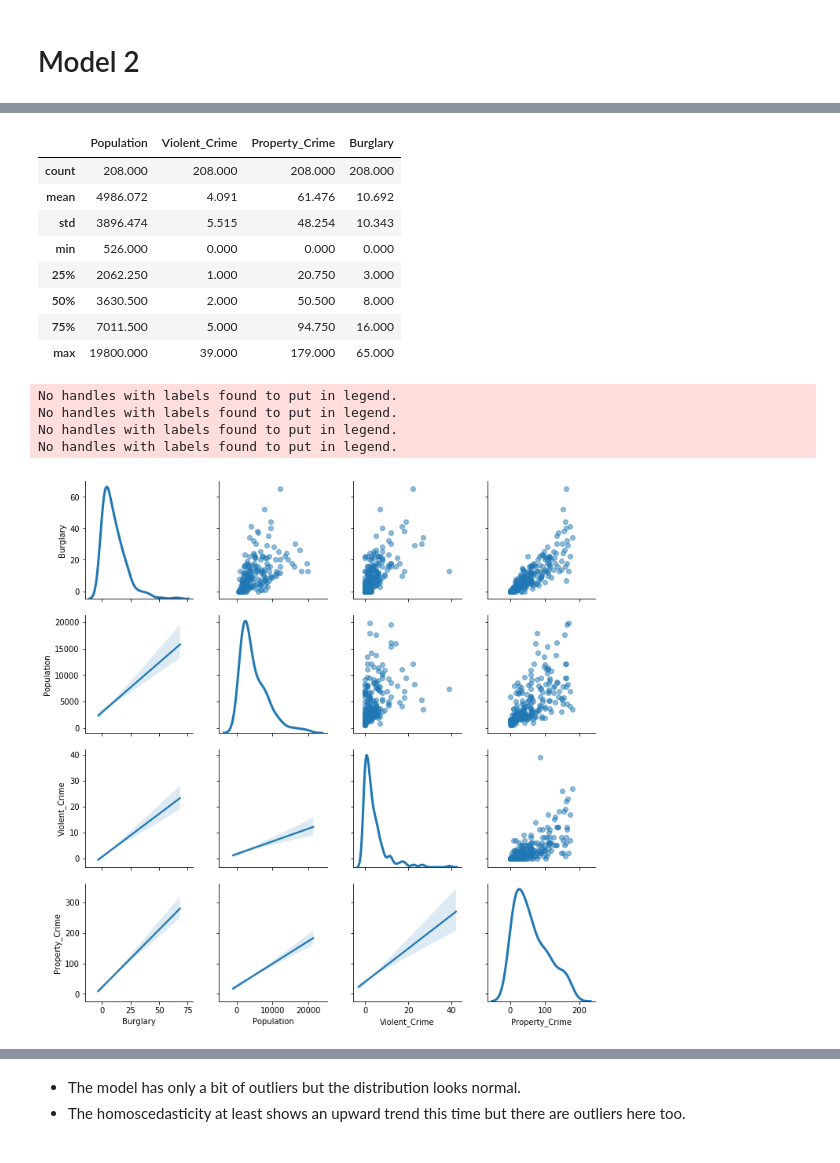
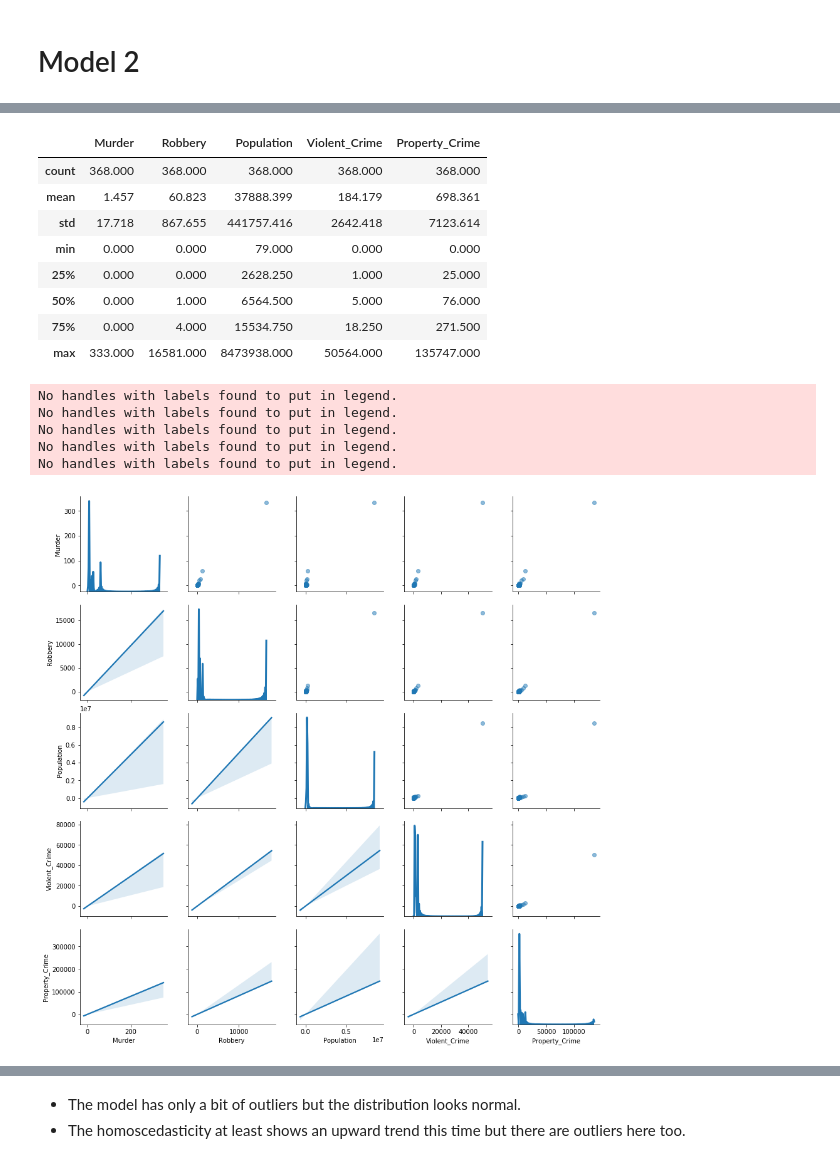
Before and after one commit to lamkg/Thinkful-, a Jupyter notebook: U2 L4 P4 Challenge Regression Model .ipynb, the cells around one changed output, grey strips where cells are left out. Drawn from its saved outputs; the diff is of its cells as text; code cells hidden in the pictures.

Commit message:
downloaded new data to test on my model.

```diff
--- a/U2 L4 P4 Challenge Regression Model .ipynb
+++ b/U2 L4 P4 Challenge Regression Model .ipynb
@@ -336,0 +290,2 @@ data2 = data2.query('Property_Crime<180')
+# %%
+df2 = pd.read_excel('Offenses known 2014.xls', skiprows=4)
@@ -336,0 +320,7 @@ data2 = data2.query('Property_Crime<180')
+# %%
+# Rename like before
+df2['Murder'] = df2['Murder and\nnonnegligent\nmanslaughter']
+df2['Violent_Crime'] = df2['Violent\ncrime']
+df2['Property_Crime'] = df2['Property\ncrime']
+# %%
+data2 = df2[['Murder', 'Robbery', 'Population', 'Violent_Crime', 'Property_Crime']].dropna()
@@ -337,34 +336,33 @@ data2 = data2.query('Property_Crime<180')
 # %%
 data2.describe()
 # %% [output]
-|  | Population | Violent_Crime | Property_Crime | Burglary |
-| count | 208.000 | 208.000 | 208.000 | 208.000 |
-| mean | 4986.072 | 4.091 | 61.476 | 10.692 |
-| std | 3896.474 | 5.515 | 48.254 | 10.343 |
-| min | 526.000 | 0.000 | 0.000 | 0.000 |
-| 25% | 2062.250 | 1.000 | 20.750 | 3.000 |
-| 50% | 3630.500 | 2.000 | 50.500 | 8.000 |
-| 75% | 7011.500 | 5.000 | 94.750 | 16.000 |
-| max | 19800.000 | 39.000 | 179.000 | 65.000 |
+|  | Murder | Robbery | Population | Violent_Crime | Property_Crime |
+| count | 368.000 | 368.000 | 368.000 | 368.000 | 368.000 |
+| mean | 1.457 | 60.823 | 37888.399 | 184.179 | 698.361 |
+| std | 17.718 | 867.655 | 441757.416 | 2642.418 | 7123.614 |
+| min | 0.000 | 0.000 | 79.000 | 0.000 | 0.000 |
+| 25% | 0.000 | 0.000 | 2628.250 | 1.000 | 25.000 |
+| 50% | 0.000 | 1.000 | 6564.500 | 5.000 | 76.000 |
+| 75% | 0.000 | 4.000 | 15534.750 | 18.250 | 271.500 |
+| max | 333.000 | 16581.000 | 8473938.000 | 50564.000 | 135747.000 |
 # %%
-data2 = data2[['Burglary', 'Population', 'Violent_Crime', 'Property_Crime']]
-
 # Scatterplot matrix
 g = sns.PairGrid(data2, diag_sharey=False)
 
 #Scatterplots
 g.map_upper(plt.scatter, alpha=.5)
 
 # Fit line summarizing linear relationship of two variables
 g.map_lower(sns.regplot, scatter_kws=dict(alpha=0))
 
 # Univariate distribtuion of the variables
 g.map_diag(sns.kdeplot, lw=3)
 
 plt.show()
 # %% [output]
 No handles with labels found to put in legend.
 No handles with labels found to put in legend.
 No handles with labels found to put in legend.
 No handles with labels found to put in legend.
+No handles with labels found to put in legend.
-[figure, old version]
+[figure, new version]
```
Also changed, not shown: parts of 27 cells of this notebook.
